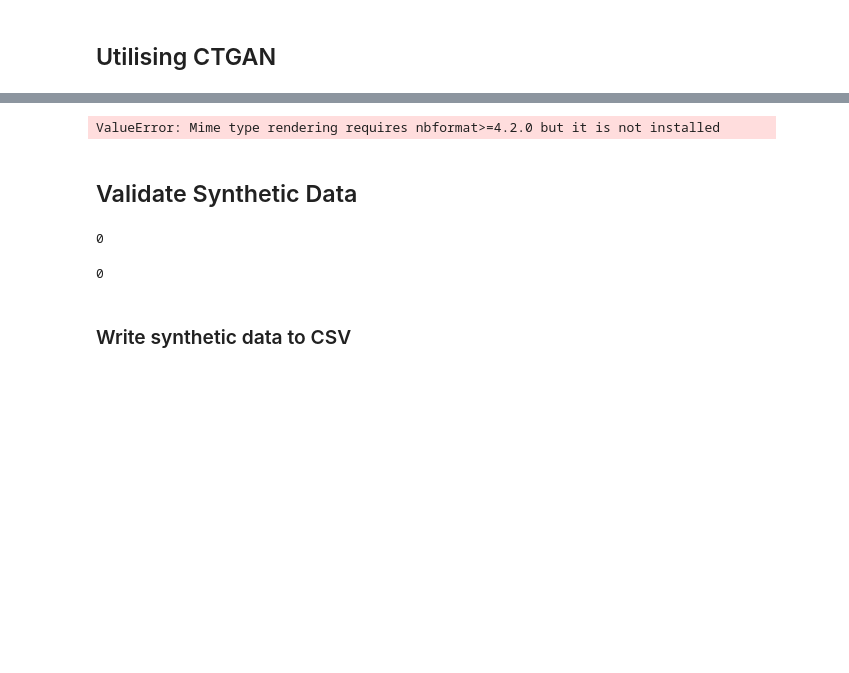
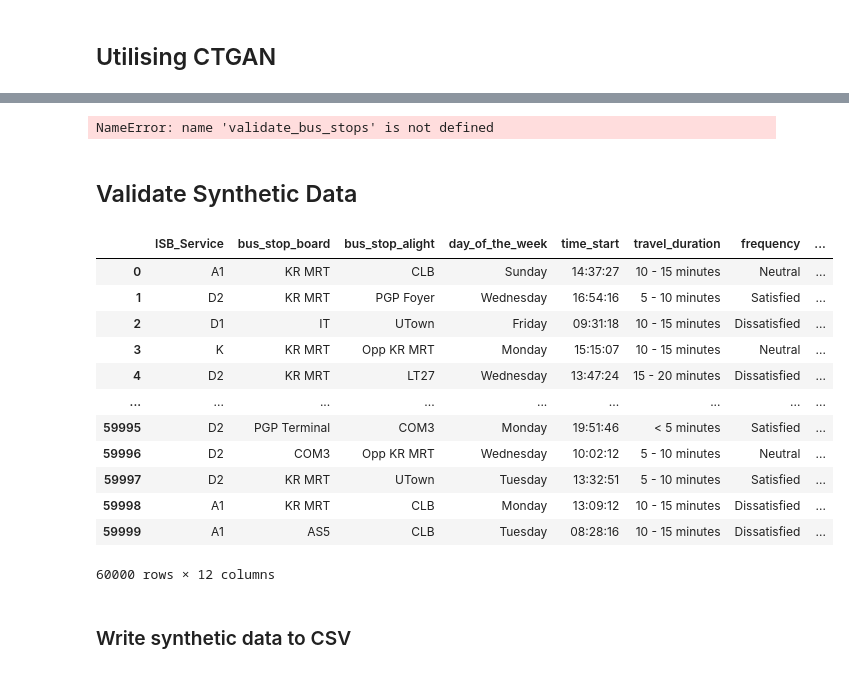
Before and after one commit to angelynnnnn/Optimizing-Public-Transport-Data, a Jupyter notebook: testsynthesise.ipynb, the cells around one changed output, grey strips where cells are left out. Drawn from its saved outputs; the diff is of its cells as text; code cells hidden in the pictures; blank space fills up the shorter version.

```diff
--- a/testsynthesise.ipynb
+++ b/testsynthesise.ipynb
@@ -175,9 +175,16 @@ ctgan_synthetic_data
 10000 rows × 12 columns
 # %%
-fig = ctgan.get_loss_values_plot()
-fig.show()
+#fig = ctgan.get_loss_values_plot()
+#fig.show()
-# %% [output]
-ValueError: Mime type rendering requires nbformat>=4.2.0 but it is not installed
+# %%
+ctgan_synthetic_data = validate_bus_stops(ctgan_synthetic_data, bus_routes)
+
+check_data = check_validate_bus_stops(ctgan_synthetic_data, bus_routes)
+error_rows = check_data[check_data.isin(['error']).any(axis=1)]
+error_rows
+len(error_rows)
+# %% [output]
+NameError: name 'validate_bus_stops' is not defined
 # %% [markdown]
 ## Validate Synthetic Data
 # %%
@@ -259,43 +266,48 @@ def check_validate_bus_stops(data, bus_routes):
 
     def check_stops(row):
         bus = row[service_col]
         start = row[board_col]
         end = row[alight_col]
 
         # Check if bus route exists in the dictionary
         if bus in bus_routes:
             route = bus_routes[bus]
 
             # Check both stops are in the route and start is before end
             if start in route and end in route:
                 start_index = route.index(start)
                 # Handle looping
                 end_index = route.index(end) if end != route[0] else len(route)
 
                 if start_index < end_index:
                     return row[board_col], row[alight_col]  # No change if valid
         return "error", "error"
     data[[board_col, alight_col]] = data.apply(lambda row: check_stops(row), axis=1, result_type="expand")
 
     return data
 
 synthetic_data = validate_bus_stops(synthetic_data, bus_routes)
 
 check_data = check_validate_bus_stops(synthetic_data, bus_routes)
 error_rows = check_data[check_data.isin(['error']).any(axis=1)]
 error_rows
 len(error_rows)
+
+synthetic_data
 # %% [output]
+|  | ISB_Service | bus_stop_board | bus_stop_alight | day_of_the_week | time_start | travel_duration | frequency | ... |
+| 0 | A1 | KR MRT | CLB | Sunday | 14:37:27 | 10 - 15 minutes | Neutral | ... |
+| 1 | D2 | KR MRT | PGP Foyer | Wednesday | 16:54:16 | 5 - 10 minutes | Satisfied | ... |
+| 2 | D1 | IT | UTown | Friday | 09:31:18 | 10 - 15 minutes | Dissatisfied | ... |
+| 3 | K | KR MRT | Opp KR MRT | Monday | 15:15:07 | 10 - 15 minutes | Neutral | ... |
+| 4 | D2 | KR MRT | LT27 | Wednesday | 13:47:24 | 15 - 20 minutes | Dissatisfied | ... |
+| ... | ... | ... | ... | ... | ... | ... | ... | ... |
+| 59995 | D2 | PGP Terminal | COM3 | Monday | 19:51:46 | < 5 minutes | Satisfied | ... |
+| 59996 | D2 | COM3 | Opp KR MRT | Wednesday | 10:02:12 | 5 - 10 minutes | Neutral | ... |
+| 59997 | D2 | KR MRT | UTown | Tuesday | 13:32:51 | 5 - 10 minutes | Satisfied | ... |
+| 59998 | A1 | KR MRT | CLB | Monday | 13:09:12 | 10 - 15 minutes | Dissatisfied | ... |
+| 59999 | A1 | AS5 | CLB | Tuesday | 08:28:16 | 10 - 15 minutes | Dissatisfied | ... |
-0
+60000 rows × 12 columns
-# %%
-ctgan_synthetic_data = validate_bus_stops(ctgan_synthetic_data, bus_routes)
-
-check_data = check_validate_bus_stops(ctgan_synthetic_data, bus_routes)
-error_rows = check_data[check_data.isin(['error']).any(axis=1)]
-error_rows
-len(error_rows)
-# %% [output]
-0
 # %% [markdown]
 ### Write synthetic data to CSV
 # %%
```
Also changed, not shown: parts of 17 cells of this notebook, 2 other files.
